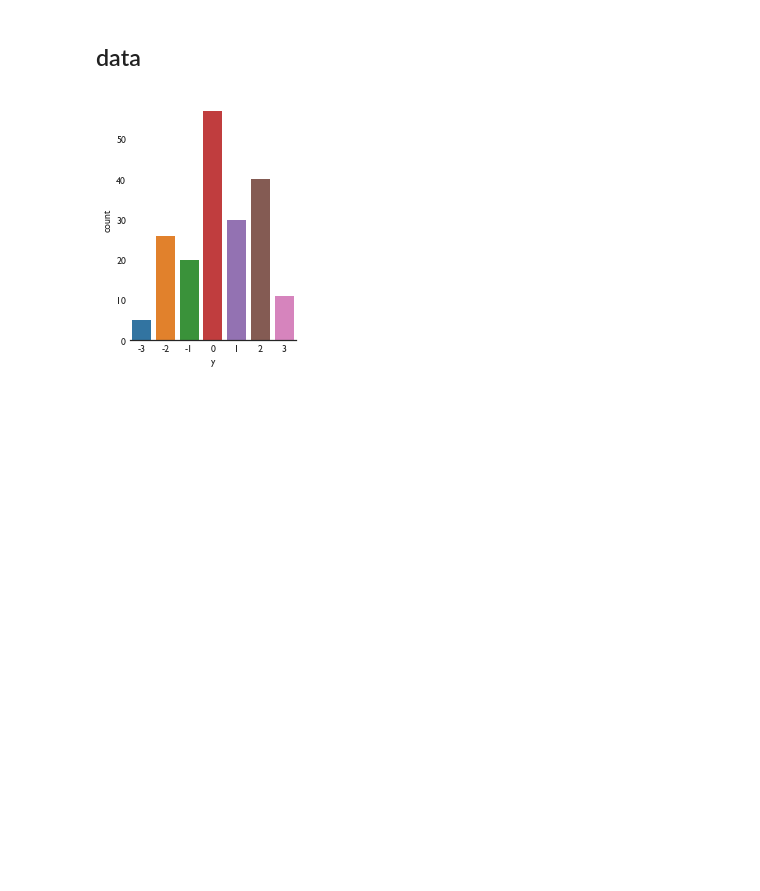
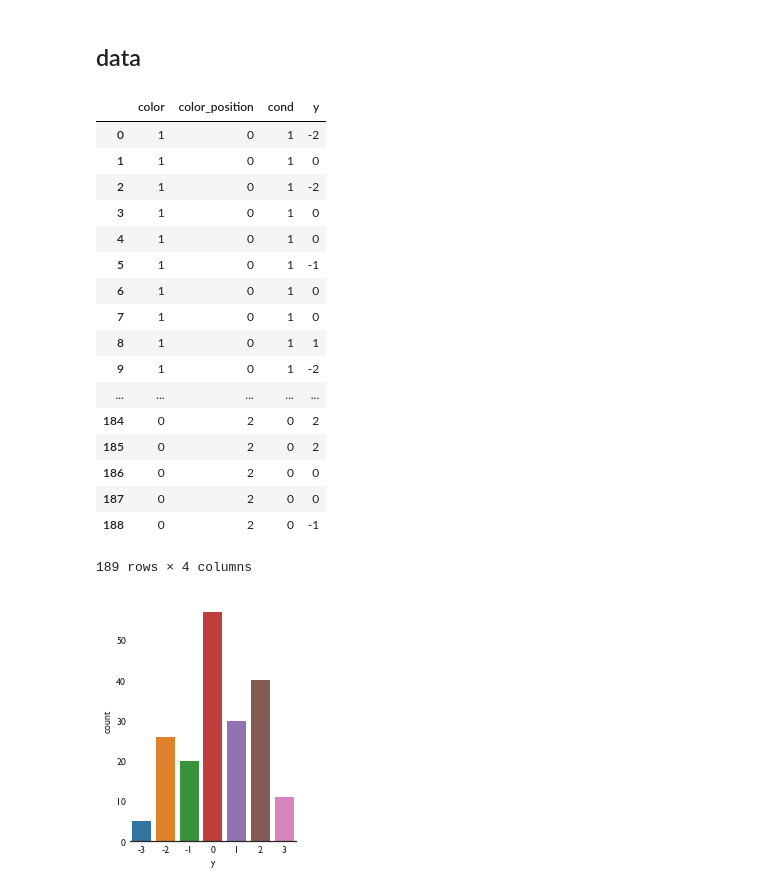
Before and after one commit to CrowdDynamicsLab/ComicPersuasion, a Jupyter notebook: Paper Draft/LaTeX/hari-code/ordinal prediction.ipynb, the cells around one changed output. Drawn from its saved outputs; the diff is of its cells as text; code cells hidden in the pictures; blank space fills up the shorter version.

Commit message:
effects of color

```diff
--- a/Paper Draft/LaTeX/hari-code/ordinal prediction.ipynb
+++ b/Paper Draft/LaTeX/hari-code/ordinal prediction.ipynb
@@ -421,6 +421,27 @@ df_color = pd.read_csv(
         'cond': 'int'
     }
 )
+# %%
+df_color
+# %% [output]
+|  | color | color_position | cond | y |
+| 0 | 1 | 0 | 1 | -2 |
+| 1 | 1 | 0 | 1 | 0 |
+| 2 | 1 | 0 | 1 | -2 |
+| 3 | 1 | 0 | 1 | 0 |
+| 4 | 1 | 0 | 1 | 0 |
+| 5 | 1 | 0 | 1 | -1 |
+| 6 | 1 | 0 | 1 | 0 |
+| 7 | 1 | 0 | 1 | 0 |
+| 8 | 1 | 0 | 1 | 1 |
+| 9 | 1 | 0 | 1 | -2 |
+| ... | ... | ... | ... | ... |
+| 184 | 0 | 2 | 0 | 2 |
+| 185 | 0 | 2 | 0 | 2 |
+| 186 | 0 | 2 | 0 | 0 |
+| 187 | 0 | 2 | 0 | 0 |
+| 188 | 0 | 2 | 0 | -1 |
+189 rows × 4 columns
 # %%
 df_color.columns = ['color', 'location', 'condition', 'y']
 # %%
```
Also changed, not shown: parts of 3 cells of this notebook, 2 other files.
